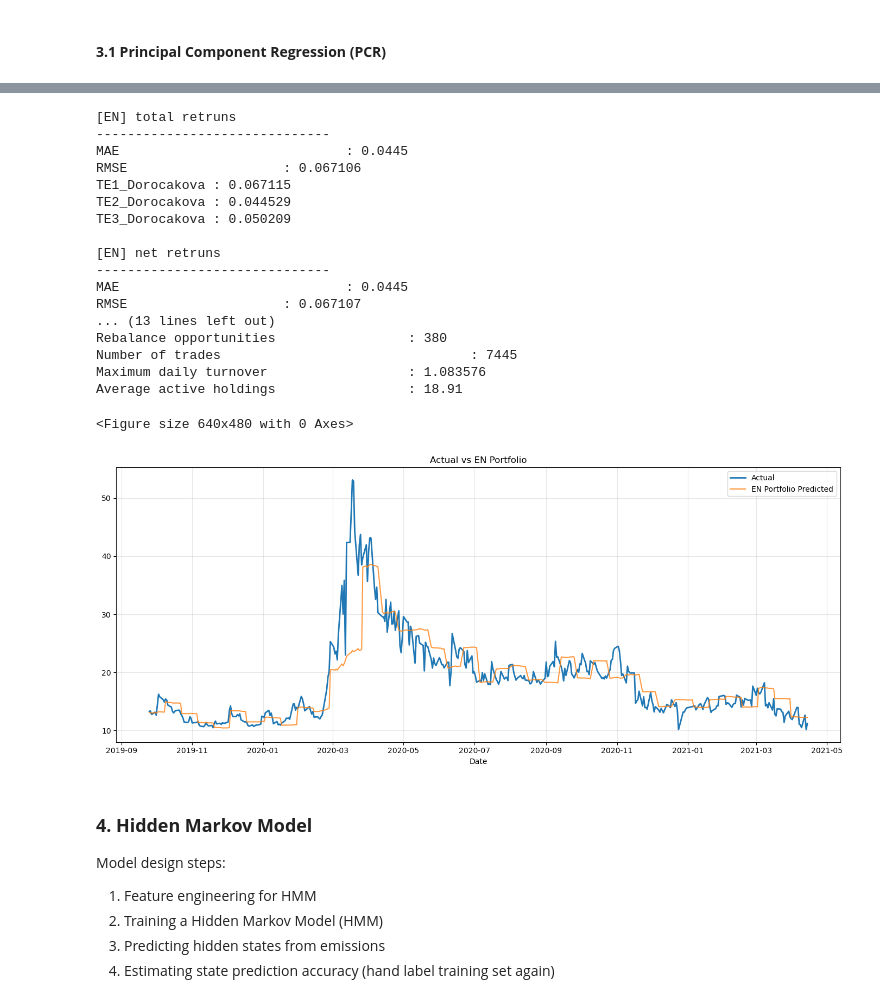
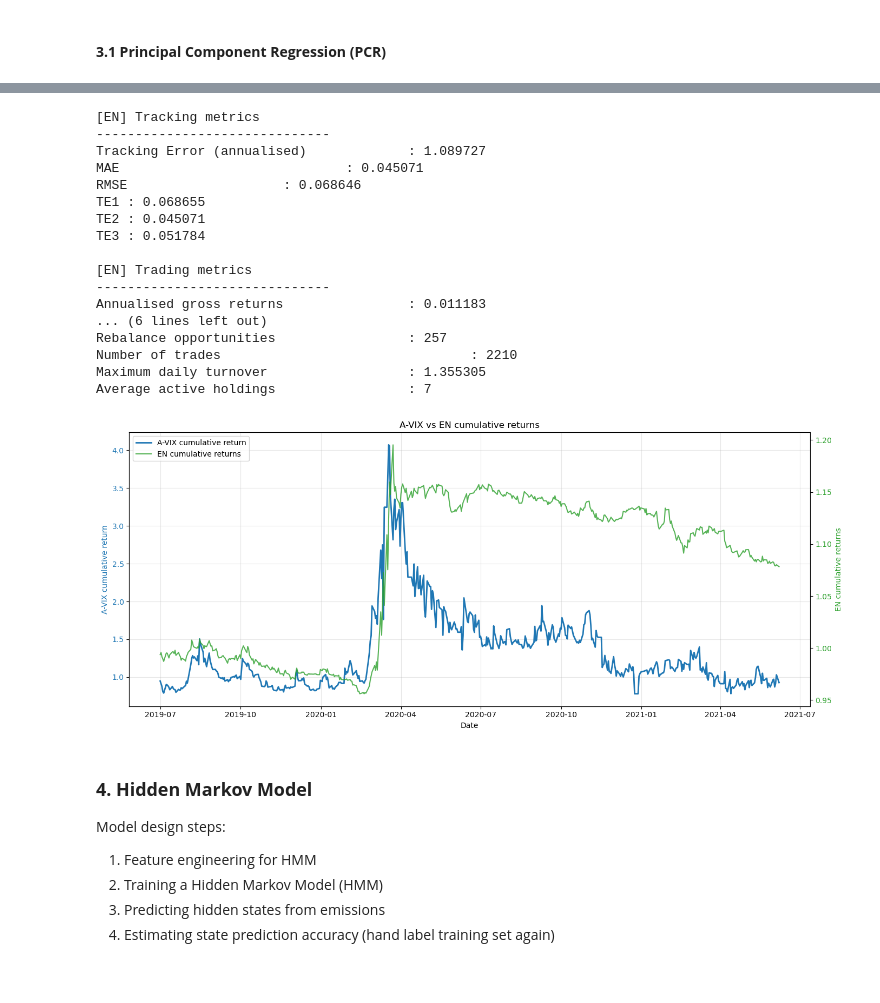
Before and after one commit to georgeyfady/Group_17836_Capstone, a Jupyter notebook: M4/Group_17836_M4.ipynb, the cells around one changed output, grey strips where cells are left out. Saved outputs shown, nothing was run; the diff lists cells and outputs as text; code cells hidden in the pictures.

```diff
--- a/M4/Group_17836_M4.ipynb
+++ b/M4/Group_17836_M4.ipynb
@@ -1072,19 +1150,25 @@ Average active holdings                 : 19.97
 ###################
 # PLS
 ###################
+TRN_WINDOW = 190
+TST_WINDOW = 15
+#HMM_STATES = 3
+MIN_ABS_WEIGHT = 0.07
+MIN_REL_WEIGHT_CHANGE = 0.01
+WEIGHT_DEVIATION = 0.03
+N_COMPONENTS = 5
 
-y_pred_pls, y_pred_portfolio_pls, reconst_pls, pls_components, pls_coeff, pls_weights, pls_qp_weights, pls_trading,gross_returns_pls = sliding_walk_forward('PLS',X,y,screened_prices['^AXVI'],TRN_WINDOW,TST_WINDOW,ncomponents=PLS_COMPONENTS)
+y_pred_pls, y_pred_portfolio_pls, reconst_pls, pls_components, pls_coeff, pls_weights, pls_qp_weights, pls_trading,gross_returns_pls = sliding_walk_forward('PLS',X,y,screened_prices['^AXVI'],TRN_WINDOW,TST_WINDOW,ncomponents=N_COMPONENTS)
 
 pred_start = TRN_WINDOW
 pred_end = pred_start + len(y_pred_pls)
 
-metrics_portfolio_pls = compute_tracking_metrics('[PLS] total retruns',y.iloc[pred_start:pred_end].values,gross_returns_pls)
-metrics_portfolio_pls = compute_tracking_metrics('[PLS] net retruns',y.iloc[pred_start:pred_end].values,y_pred_portfolio_pls)
-metrics_trading_pls = compute_trading_metrics('[PLS] Trading',pls_trading,y_pred_portfolio_pls,gross_returns_pls)
-pls_objective = metrics_trading_pls.loc[metrics_trading_pls['Metric']=='net_annualised_returns', 'Value'].values[0]
+metrics_portfolio_pls = compute_tracking_metrics('[PLS] Tracking metrics',y.iloc[pred_start:pred_end].values,y_pred_portfolio_pls)
+metrics_trading_pls = compute_trading_metrics('[PLS] Trading metrics',pls_trading,y_pred_portfolio_pls,gross_returns_pls,y.iloc[pred_start:pred_end].values)
+pls_objective = compute_objective(y_pred_portfolio_pls,y.iloc[pred_start:pred_end].values)
 
 if PLOT_GRAPH ==True:
     PLT_STRT = 2000 #0
-    PLT_SIZE = 400  #4000
-    focused_plot('PLS Portfolio',reconst_pls,screened_prices['^AXVI'].iloc[pred_start:pred_end],PLT_STRT,PLT_SIZE)
+    PLT_SIZE = 500  #4000
+    focused_plot('PLS cumulative returns',y_pred_portfolio_pls,y.iloc[pred_start:pred_end],PLT_STRT,PLT_SIZE)
 # %% [output]
@@ -1112,42 +1197,47 @@ Average active holdings                 : 19.79
 # %%
 ###################
 # Elastic Net (EN)
 ###################
+TRN_WINDOW = 190
+TST_WINDOW = 15
+#HMM_STATES = 3
+MIN_ABS_WEIGHT = 0.045
+MIN_REL_WEIGHT_CHANGE = 0.01
+WEIGHT_DEVIATION = 0.03
+#N_COMPONENTS = 17
 
 y_pred_en, y_pred_portfolio_en, reconst_en, en_components, en_coeff, en_weights, en_qp_weights, en_trading, gross_returns_en = sliding_walk_forward('EN',X,y,screened_prices['^AXVI'],TRN_WINDOW,TST_WINDOW)
 
 pred_start = TRN_WINDOW
 pred_end = pred_start + len(y_pred_en)
 
-metrics_portfolio_en = compute_tracking_metrics('[EN] total retruns',y.iloc[pred_start:pred_end].values,gross_returns_en)
-metrics_portfolio_en = compute_tracking_metrics('[EN] net retruns',y.iloc[pred_start:pred_end].values,y_pred_portfolio_en)
-metrics_trading_en = compute_trading_metrics('[EN] Trading',en_trading,y_pred_portfolio_en,gross_returns_en)
-en_objective = metrics_trading_en.loc[metrics_trading_en['Metric']=='net_annualised_returns', 'Value'].values[0]
+metrics_portfolio_en = compute_tracking_metrics('[EN] Tracking metrics',y.iloc[pred_start:pred_end].values,y_pred_portfolio_en)
+metrics_trading_en = compute_trading_metrics('[EN] Trading metrics',en_trading,y_pred_portfolio_en,gross_returns_en,y.iloc[pred_start:pred_end].values)
+en_objective = compute_objective(y_pred_portfolio_en,y.iloc[pred_start:pred_end].values)
 
 if PLOT_GRAPH ==True:
     PLT_STRT = 2000 #0
-    PLT_SIZE = 400  #4000
-    focused_plot('EN Portfolio',reconst_en,screened_prices['^AXVI'].iloc[pred_start:pred_end],PLT_STRT,PLT_SIZE)
+    PLT_SIZE = 500  #4000
+    focused_plot('EN cumulative returns',y_pred_portfolio_en,y.iloc[pred_start:pred_end],PLT_STRT,PLT_SIZE)
 # %% [output]
-[EN] total retruns
+[EN] Tracking metrics
 ------------------------------
-MAE                             : 0.0445
-RMSE                    : 0.067106
-TE1_Dorocakova : 0.067115
-TE2_Dorocakova : 0.044529
-TE3_Dorocakova : 0.050209
+Tracking Error (annualised)             : 1.089727
+MAE                             : 0.045071
+RMSE                    : 0.068646
+TE1 : 0.068655
+TE2 : 0.045071
+TE3 : 0.051784
 
-[EN] net retruns
+[EN] Trading metrics
 ------------------------------
-MAE                             : 0.0445
-RMSE                    : 0.067107
-... (13 lines left out)
-Rebalance opportunities                 : 380
-Number of trades                                : 7445
-Maximum daily turnover                  : 1.083576
-Average active holdings                 : 18.91
+Annualised gross returns                : 0.011183
+... (6 lines left out)
+Rebalance opportunities                 : 257
+Number of trades                                : 2210
+Maximum daily turnover                  : 1.355305
+Average active holdings                 : 7
-<Figure size 640x480 with 0 Axes>
-[figure, old version]
+[figure, new version]
 # %% [markdown]
 ### **4. Hidden Markov Model**
 
```
Also changed, not shown: parts of 23 cells of this notebook.
